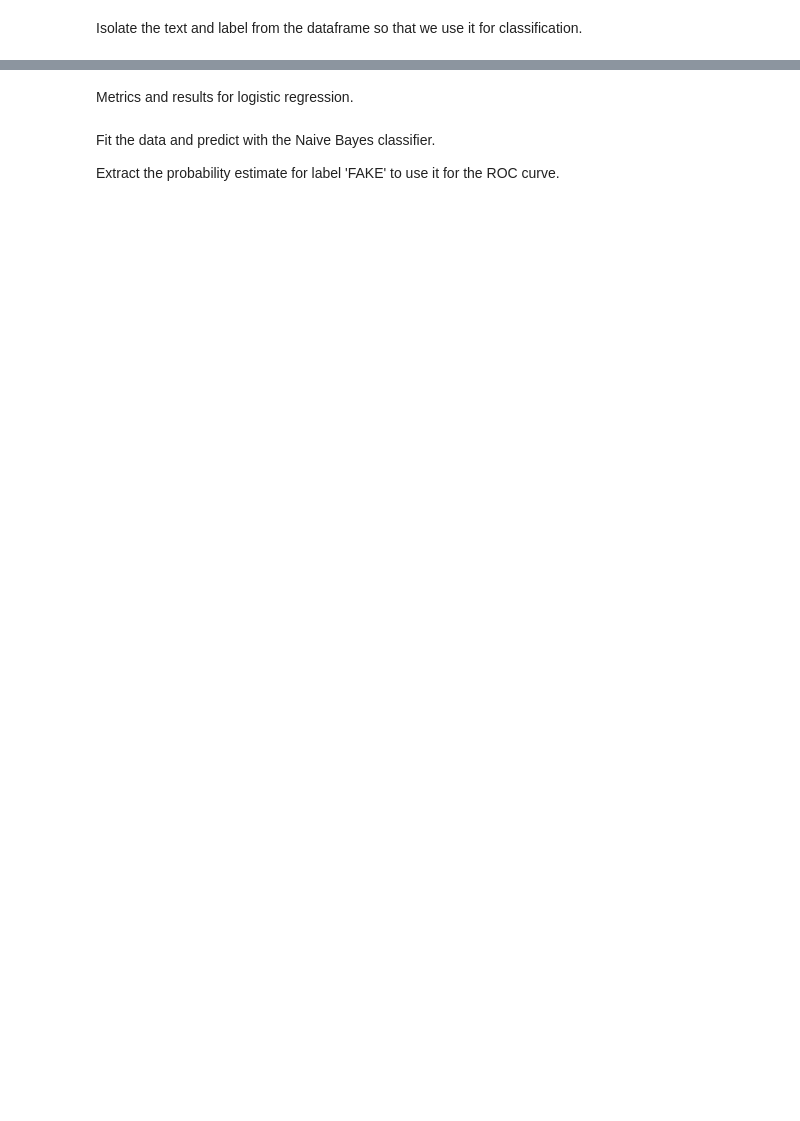
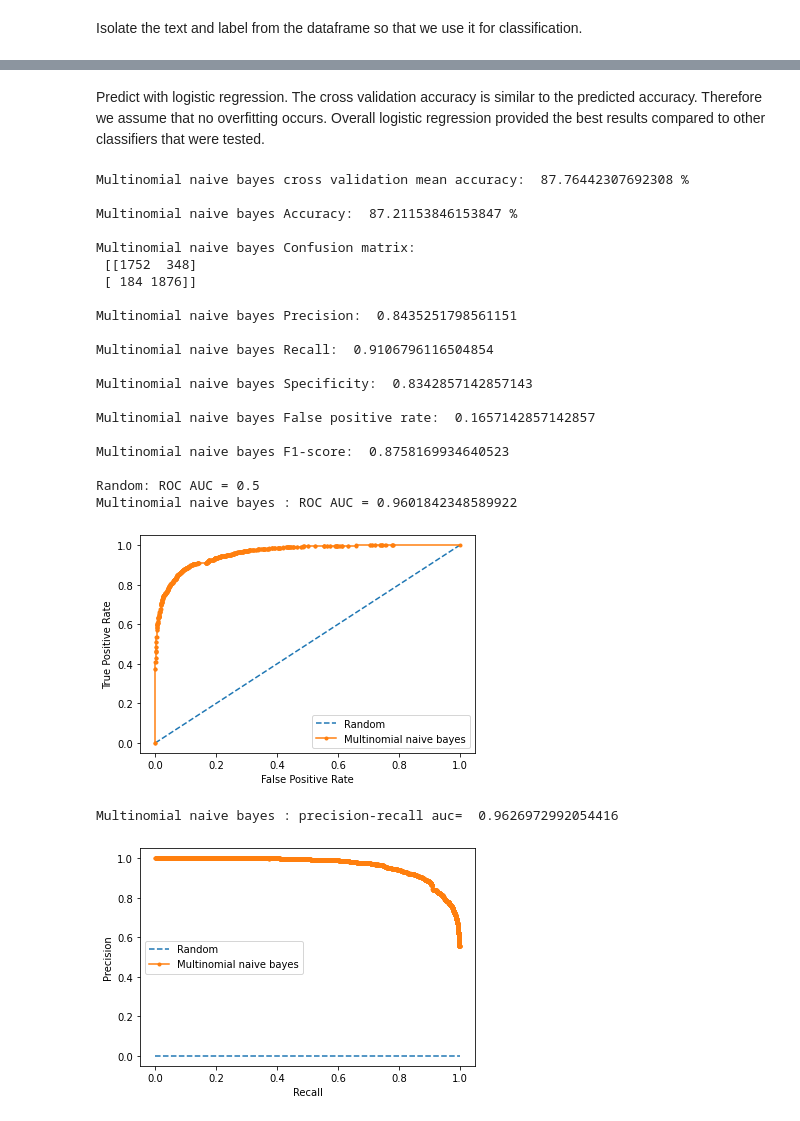
Before and after one commit to DimitriosDelikonstantis/machine-learning, a Jupyter notebook: Fake_news_prediction.ipynb, the cells around one changed output, grey strips where cells are left out. Saved outputs shown, nothing was run; the diff lists cells and outputs as text; code cells hidden in the pictures; blank space fills up the shorter version.

```diff
--- a/Fake_news_prediction.ipynb
+++ b/Fake_news_prediction.ipynb
@@ -332,15 +387,40 @@ Logistic regression: auc=  0.9859841692998391
-# %% [markdown]
-Metrics and results for logistic regression.
+# %% [markdown]
+Predict with logistic regression. The cross validation accuracy is similar to the predicted accuracy. Therefore we assume that no overfitting occurs. Overall logistic regression provided the best results compared to other classifiers that were tested.
 # %%
 # Initialize the Multinomial Naive Bayes classifier and fit training sets
-multinomialnb_classifier = MultinomialNB()
-multinomialnb_classifier.fit(x_train, y_train)
-# Get probability estimates for the x_test
-cl_probs = multinomialnb_classifier.predict_proba(x_test)
+clf = MultinomialNB()
+clf.fit(tfidf_train, y_train)
+# Get probability estimates for the x_test for ROC
+cl_probs = clf.predict_proba(tfidf_test)
 cl_probs = cl_probs[:, 1]
 # Predict with Multinomial Naive Bayes classifier
-y_pred = multinomialnb_classifier.predict(x_test)
+y_pred = clf.predict(tfidf_test)
+clf_used = 'Multinomial naive bayes'
+# Evaluate model
+scores = cross_val_score(clf, tfidf_train, y_train, scoring='accuracy', cv=cv, n_jobs=-1)
+print(clf_used, 'cross validation mean accuracy: ', scores.mean() * 100, '%', '\n')
+naive_bayes_metrics = metrics(y_test, y_pred, cl_probs, clf_used)
+# %% [output]
+Multinomial naive bayes cross validation mean accuracy:  87.76442307692308 %
+
+Multinomial naive bayes Accuracy:  87.21153846153847 %
+
+Multinomial naive bayes Confusion matrix:
+ [[1752  348]
+ [ 184 1876]]
+
+Multinomial naive bayes Precision:  0.8435251798561151
+
+Multinomial naive bayes Recall:  0.9106796116504854
+
+Multinomial naive bayes Specificity:  0.8342857142857143
+
+Multinomial naive bayes False positive rate:  0.1657142857142857
+
+Multinomial naive bayes F1-score:  0.8758169934640523
+
+Random: ROC AUC = 0.5
+Multinomial naive bayes : ROC AUC = 0.9601842348589922
+[figure, added]
+Multinomial naive bayes : precision-recall auc=  0.9626972992054416
+[figure, added]
-# %% [markdown]
-Fit the data and predict with the Naive Bayes classifier.
-
-Extract the probability estimate for label 'FAKE' to use it for the ROC curve.
```
Also changed, not shown: parts of 25 cells of this notebook, 1 other file.
